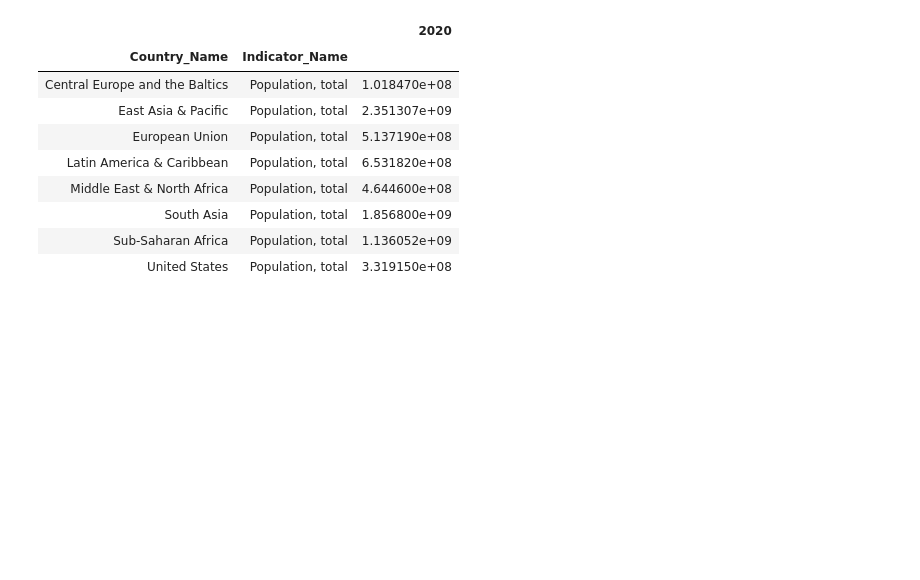
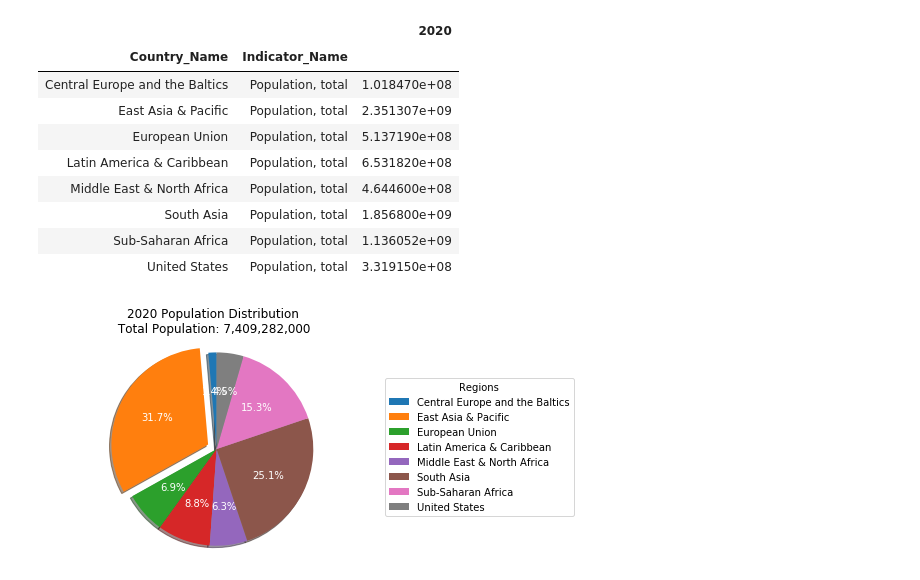
Before and after one commit to theriotn95/populations_project, a Jupyter notebook: Mika_Nagamine.ipynb, the cells around one changed output. Saved outputs shown, nothing was run; the diff lists cells and outputs as text; code cells hidden in the pictures; blank space fills up the shorter version.

```diff
--- a/Mika_Nagamine.ipynb
+++ b/Mika_Nagamine.ipynb
@@ -209,28 +209,30 @@ percentage_pop20
 # %%
 # Generate pie chart - 2020
 pies = ["Central Europe and the Baltics", "East Asia & Pacific", "European Union", "Latin America & Caribbean",
         "Middle East & North Africa", "South Asia", "Sub-Saharan Africa", "United States"]
-pie_pop = [1.018470e+08,2.351307e+09,4.419862e+08,2.860272e+08,
-           1.384731e+08,7.137113e+08,2.905262e+08,2.050520e+08]
+pie_pop = [1.018470e+08,2.351307e+09,5.137190e+08,6.531820e+08,
+           4.644600e+08,1.856800e+09,1.136052e+09,3.319150e+08]
 explode = (0,0.1,0,0,0,0,0,0)
 
 fig1, ax1 = plt.subplots()
 ax1.pie(pie_pop, explode=explode, autopct='%1.1f%%', textprops=dict(color="w"),
         shadow=True, startangle=90)
 
 ax1.legend(pies,
           title="Regions",
           loc="center left",
           bbox_to_anchor=(1, 0, 0.5, 1))
 
 ax1.axis('equal')  # Equal aspect ratio ensures that pie is drawn as a circle.
 
 
 ax1.set_title(f"2020 Population Distribution\n Total Population: {total_pop20:,.0f}")
 
 plt.savefig("/Users/mikan/Documents/Data Science Bootcamp/populations_project/Pie2020.png")
 
 plt.show()
+# %% [output]
+[figure, added]
 # %%
 percentage_pop50 = data2050_df3.groupby(["Country_Name", "Indicator_Name"]).sum()
 percentage_pop50
```
Also changed, not shown: parts of 2 cells of this notebook, 2 other files.
